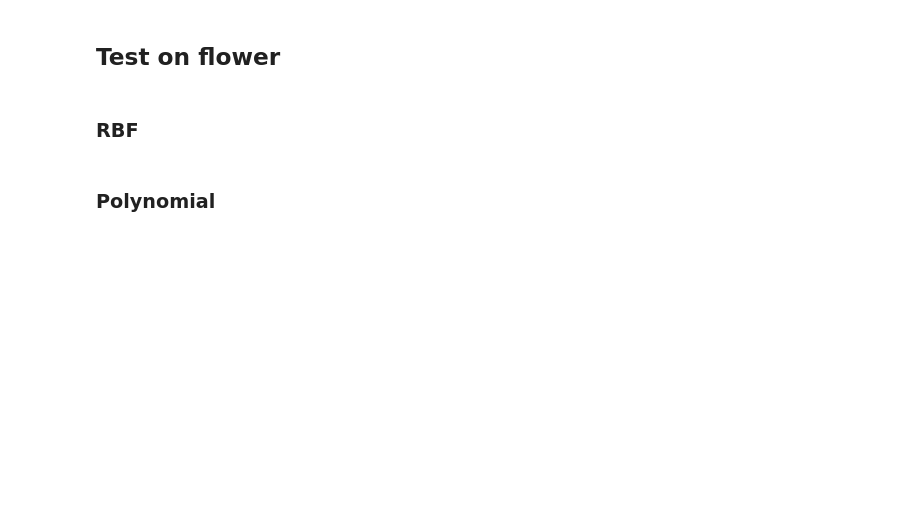
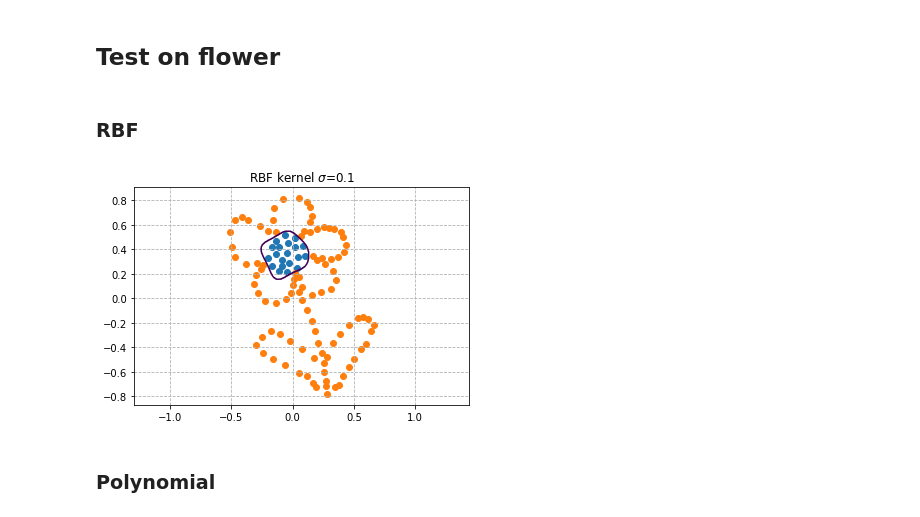
Before and after one commit to matouspelikan/rpzCTU, a Jupyter notebook: assignment_svm2_template/svm2.ipynb, the cells around one changed output. Saved outputs shown, nothing was run; the diff lists cells and outputs as text; code cells hidden in the pictures; blank space fills up the shorter version.

```diff
--- a/assignment_svm2_template/svm2.ipynb
+++ b/assignment_svm2_template/svm2.ipynb
@@ -85,16 +91,18 @@ y[y==2] = -1
 # %%
 C = 10
 sigma = 0.1
 options = {'verb': False, 'tmax': float('inf'),
            'kernel': 'rbf', 'sigma': sigma}
 
 model = my_kernel_svm(X, y, C, options)
-plot_pts(X, y)
+plot_points(X, y)
 plt.axis('equal')
 plt.grid(linestyle='--')
 plt.title('RBF kernel $\sigma$={}'.format(sigma))
 plot_boundary(plt.gca(), model)
 plt.savefig('flower_rbf.png')
+# %% [output]
+[figure, added]
 # %% [markdown]
 ### Polynomial
 # %%
```
Also changed, not shown: parts of 27 cells of this notebook, 6 other files.
